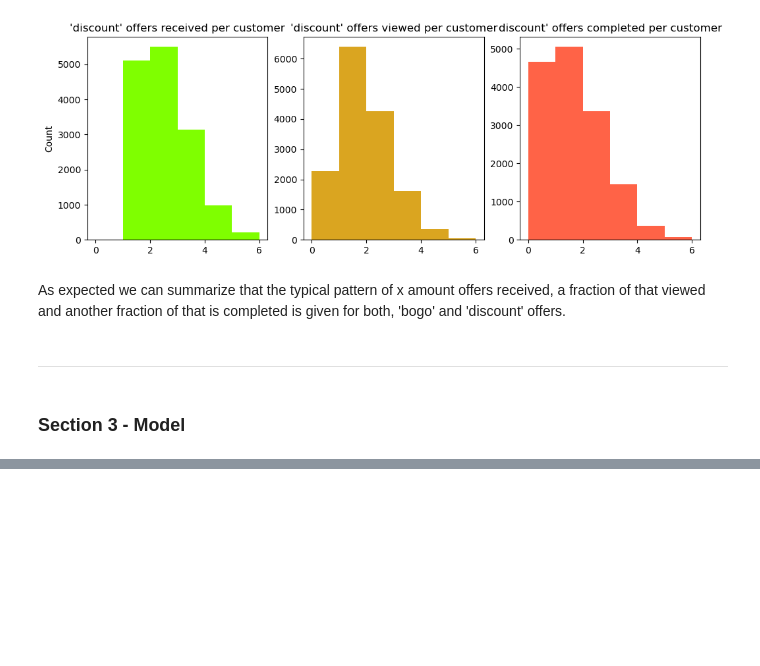
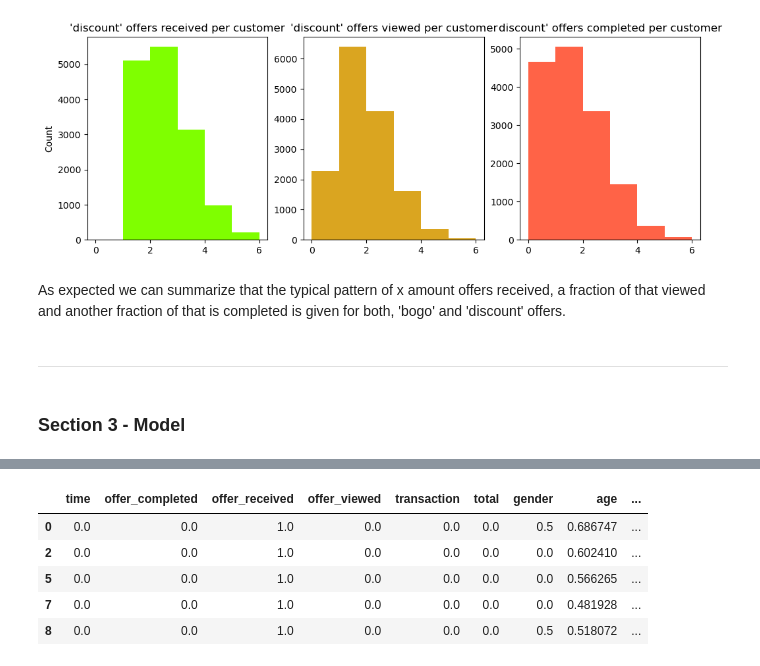
Before and after one commit to Daniel-Hutcheson/starbucks_capstone_project, a Jupyter notebook: Starbucks_Capstone_notebook.ipynb, the cells around one changed output, grey strips where cells are left out. Cells and saved outputs as stored; diff of their text form; code cells hidden in the pictures; blank space fills up the shorter version.

```diff
--- a/Starbucks_Capstone_notebook.ipynb
+++ b/Starbucks_Capstone_notebook.ipynb
@@ -1224,0 +1425,3 @@ As expected we can summarize that the typical pattern of x amount offers receive
+# %%
+X = data_model.drop(columns=['offer_id'])
+y = data_model.offer_id
@@ -1224,0 +1430,14 @@ As expected we can summarize that the typical pattern of x amount offers receive
+# %%
+cols = X.columns.tolist()
+
+scaler = MinMaxScaler()
+X[cols] = scaler.fit_transform(X[cols])
+# %%
+X.head()
+# %% [output]
+|  | time | offer_completed | offer_received | offer_viewed | transaction | total | gender | age | ... |
+| 0 | 0.0 | 0.0 | 1.0 | 0.0 | 0.0 | 0.0 | 0.5 | 0.686747 | ... |
+| 2 | 0.0 | 0.0 | 1.0 | 0.0 | 0.0 | 0.0 | 0.0 | 0.602410 | ... |
+| 5 | 0.0 | 0.0 | 1.0 | 0.0 | 0.0 | 0.0 | 0.0 | 0.566265 | ... |
+| 7 | 0.0 | 0.0 | 1.0 | 0.0 | 0.0 | 0.0 | 0.0 | 0.481928 | ... |
+| 8 | 0.0 | 0.0 | 1.0 | 0.0 | 0.0 | 0.0 | 0.5 | 0.518072 | ... |
```
Also changed, not shown: parts of 32 cells of this notebook.
